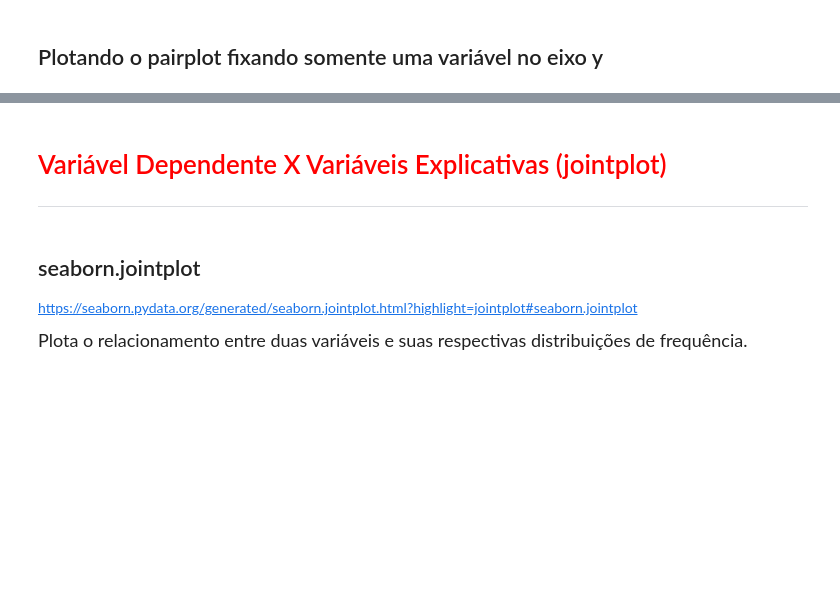
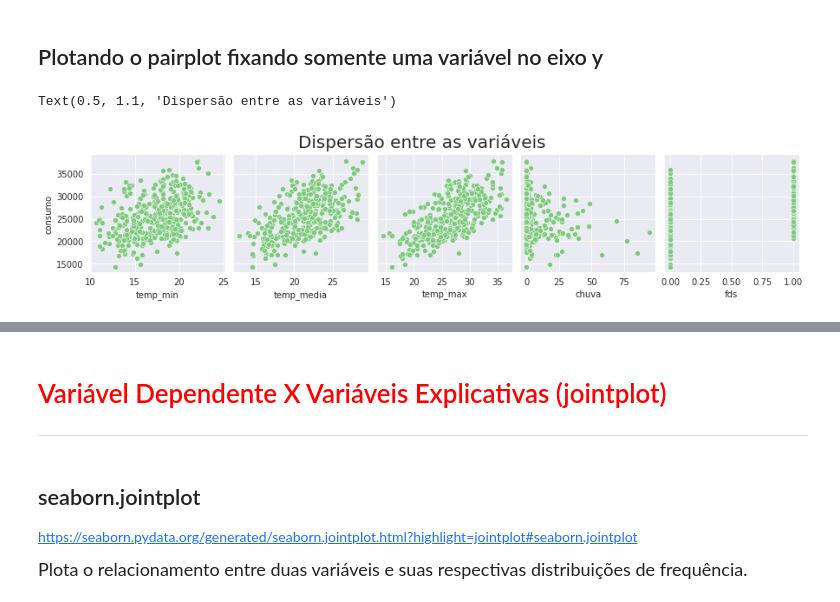
Before and after one commit to eltonrp/formacao_Data_Science, a Jupyter notebook: 04_regressao_linear/notebook/Regressão Linear.ipynb, the cells around one changed output, grey strips where cells are left out. Drawn from its saved outputs; the diff is of its cells as text; code cells hidden in the pictures; blank space fills up the shorter version.

```diff
--- a/04_regressao_linear/notebook/Regressão Linear.ipynb
+++ b/04_regressao_linear/notebook/Regressão Linear.ipynb
@@ -244,2 +254,15 @@ https://seaborn.pydata.org/generated/seaborn.pairplot.html?highlight=pairplot#se
 # %% [markdown]
 ## Plotando o pairplot fixando somente uma variável no eixo y
+# %%
+# y_vars escolhe as variáveis que serão plotadas no eixo y
+# x_vars escolhe as variáveis que serão plotadas no eixo x
+# para passar mais de uma, usa-se uma lista
+ax = sns.pairplot(dados, y_vars='consumo', x_vars=['temp_min', 'temp_media', 'temp_max', 'chuva', 'fds'])
+# para mudar o título usa-se .fig.suptitle
+# fontsize para mudar o tamanho
+# o parâmetro y define onde ficará o título, 0 é embaixo, 1 em cima
+# passando de um vai aumentando a distância do título com a figura
+ax.fig.suptitle('Dispersão entre as variáveis', fontsize=20, y=1.1)
+# %% [output]
+Text(0.5, 1.1, 'Dispersão entre as variáveis')
+[figure, added]
```
Also changed, not shown: parts of 15 cells of this notebook, 3 other files.
